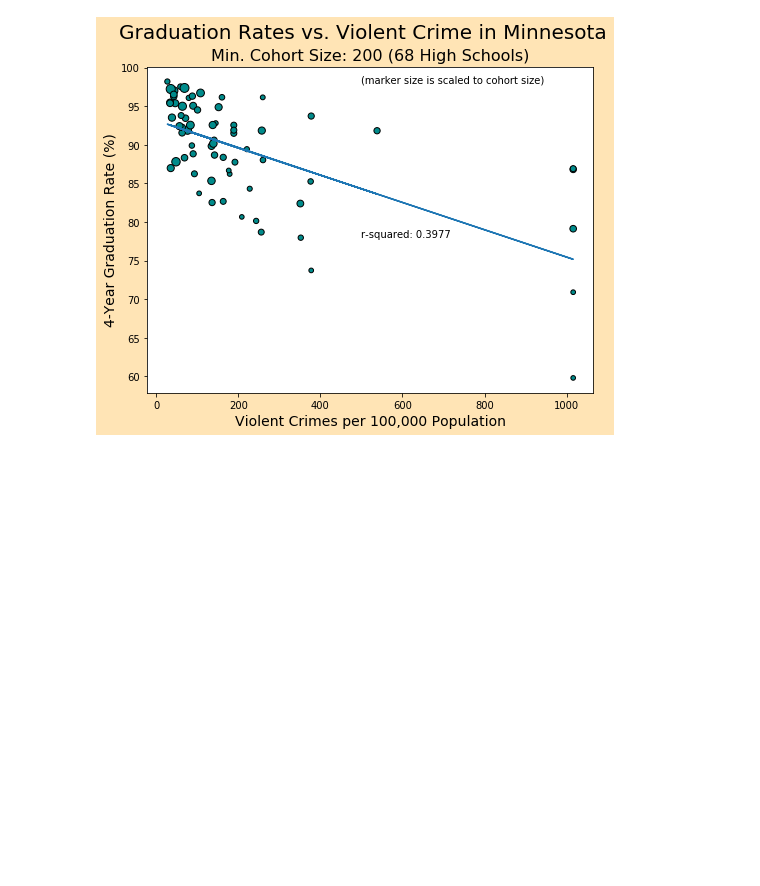
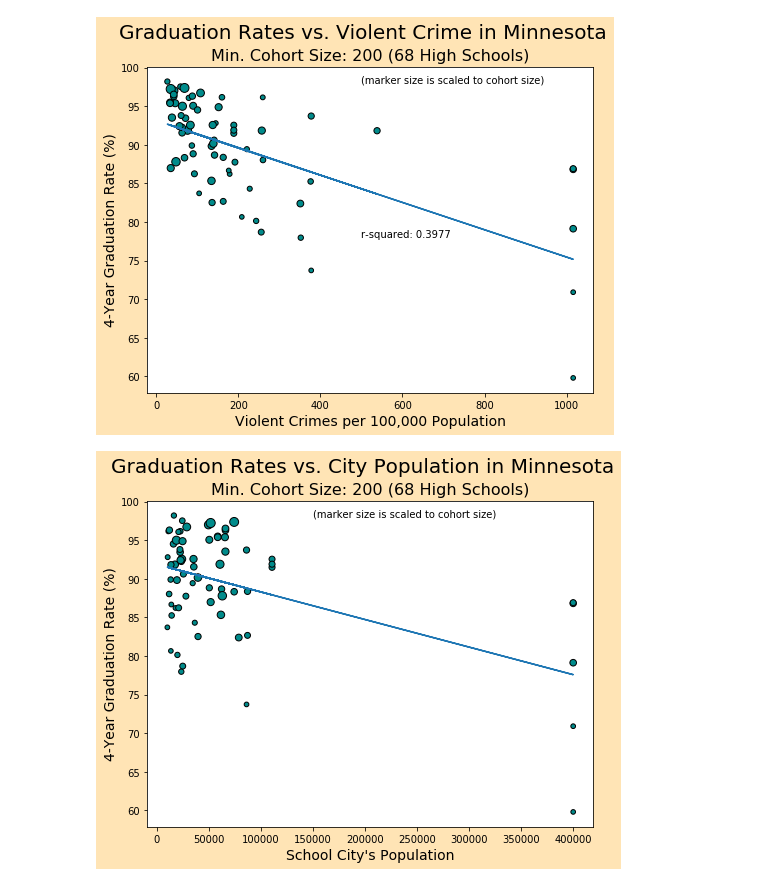
Before and after one commit to alvern/Group_Project_Grad_Rates, a Jupyter notebook: Jack_Notebook.ipynb, the cells around one changed output. Cells and saved outputs as stored; diff of their text form; code cells hidden in the pictures; blank space fills up the shorter version.

```diff
--- a/Jack_Notebook.ipynb
+++ b/Jack_Notebook.ipynb
@@ -413,3 +383,51 @@ plt.savefig("Resources/Output_Images/MN_Grad_Rates_vs_Violent_Crime_Cohort-200.p
 plt.show()
 # %% [output]
 [figure]
+# %%
+####################################################
+# GRAD RATE VS POPULATION
+
+# Set minimum cohort size to be included
+min_cohort = 200
+
+# limit by min cohort size
+school_crime = school_crime.copy().loc[school_crime['Four Year Total'] >= min_cohort]
+
+populations = school_crime['Population']
+grad_rates = school_crime['Four Year Percent']
+
+
+# create scatter plot for grad rate vs. population of city
+# scale marker size by cohort size
+fig, ax = plt.subplots(figsize = (8,6), facecolor="moccasin")
+
+plt.scatter(populations,
+           grad_rates,
+           s=school_crime['Four Year Total']/10,
+           color='darkcyan',
+           edgecolors='black')
+
+# get linear regression curve
+line = linregress(school_crime['Population'],
+           school_crime['Four Year Percent'])
+
+linear_fit = line.slope * populations + line.intercept
+
+plt.plot(populations, linear_fit)
+
+# label axes
+ax.set_xlabel("School City's Population", fontsize=14)
+ax.set_ylabel("4-Year Graduation Rate (%)", fontsize=14)
+
+# give title; also subtitle including min cohort setting and number of schools included
+plt.suptitle(f'Graduation Rates vs. City Population in Minnesota', fontsize=20)
+plt.title(f'Min. Cohort Size: {min_cohort} ({school_crime.City.count()} High Schools)', fontsize=16)
+
+# make annotations
+plt.annotate(f"r-squared: {round(line.rvalue **2, 4)}", (500, 55), color='black')
+plt.annotate("(marker size is scaled to cohort size)", (150000, 98))
+
+plt.savefig("Resources/Output_Images/MN_Grad_Rates_vs_Population_Cohort-200.png")
+plt.show()
+# %% [output]
+[figure, added]
```
Also changed, not shown: parts of 5 cells of this notebook, 3 other files.
